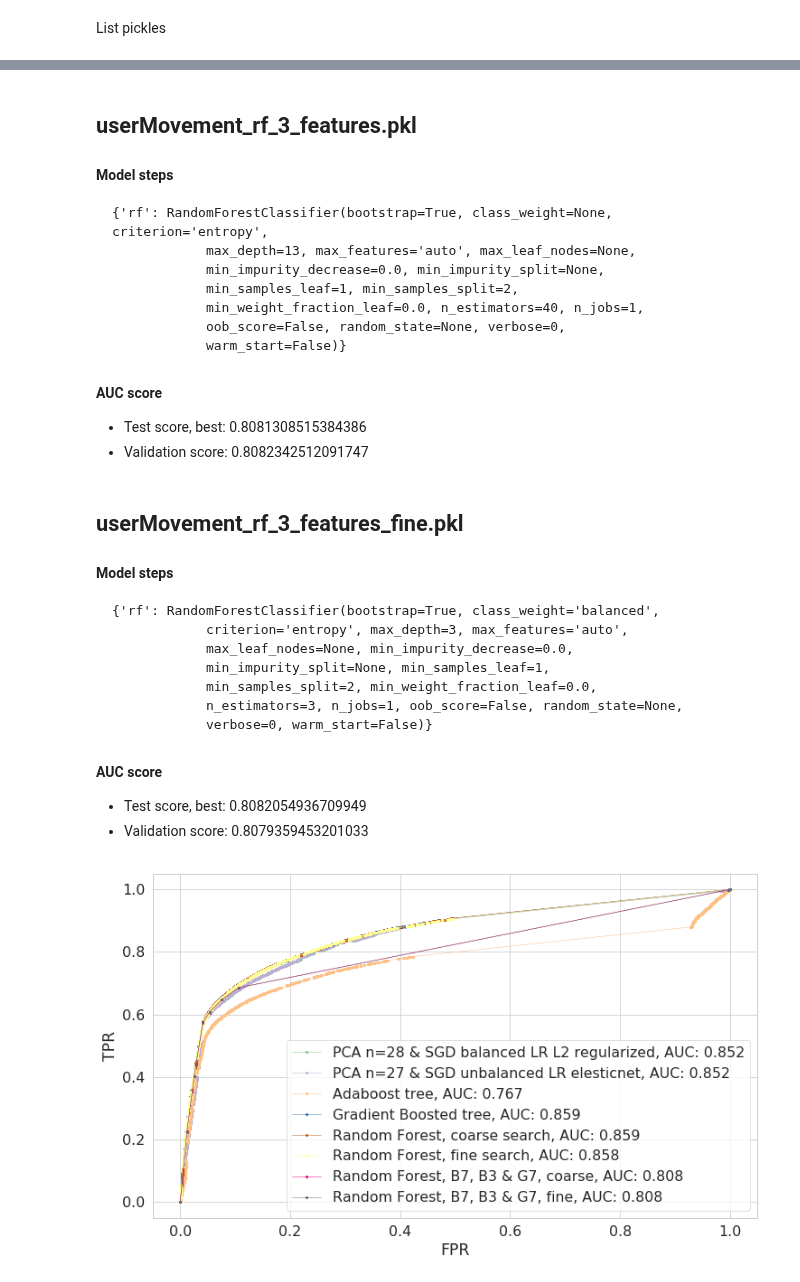
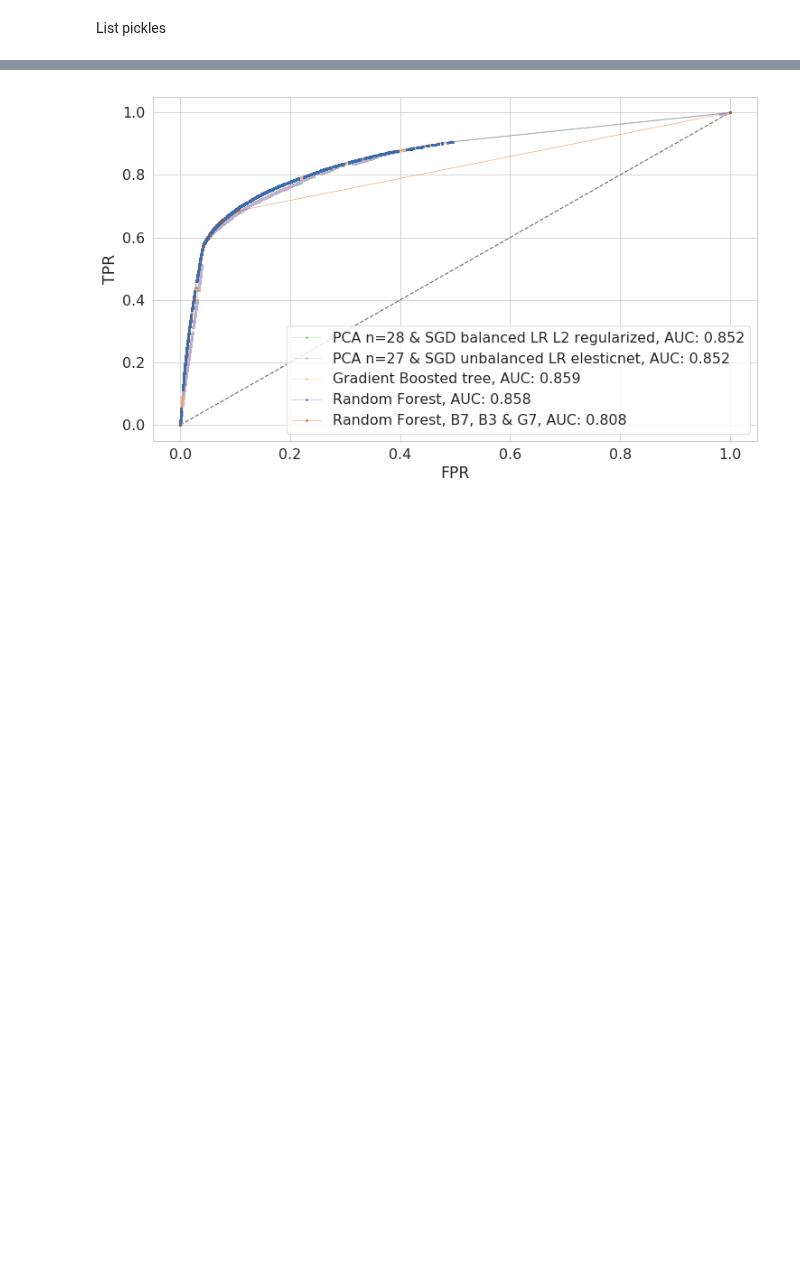
Before and after one commit to AllanLRH/master_thesis, a Jupyter notebook: userMovement/roc_gathering.ipynb, the cells around one changed output, grey strips where cells are left out. Saved outputs shown, nothing was run; the diff lists cells and outputs as text; code cells hidden in the pictures; blank space fills up the shorter version.

```diff
--- a/userMovement/roc_gathering.ipynb
+++ b/userMovement/roc_gathering.ipynb
@@ -68,7 +71,7 @@ def load_pickle(pkl):
         data= pickle.load(fid)
     return data
 # %%
-def present_model(gs, filename, ax=None, lb=None):
+def present_model(gs, filename, ax=None, lb=None, alpha=1):
     mkd = [f"## {filename}\n"]
     mkd.append("#### Model steps\n")
     try:
@@ -84,7 +87,7 @@ def present_model(gs, filename, ax=None, lb=None):
             # roc_label = filename.replace(".pkl", "").replace("userMovement", "").replace("cv_", "").strip('_')
             # roc_label = roc_label.title()[0] + roc_label[1:]
             plotting.plotROC(gs.y_va, gs.yhat, ax=ax, label=lb + ", AUC: {:.3f}".format(gs.validation_auc_score),
-                             auc_do=lambda x: None)
+                             auc_do=lambda x: None, xy_guide=True, alpha=alpha)
     except AttributeError:
         mkd.append(f"* Validation score: Missing!")
 
@@ -93,19 +96,22 @@ def present_model(gs, filename, ax=None, lb=None):
 # %%
 name_labels = {"userMovement_cv_subgrid_search.pkl": "PCA n=28 & SGD balanced LR L2 regularized",
                "userMovement_sgd_std_final_coarse.pkl": "PCA n=27 & SGD unbalanced LR elesticnet",
-               "userMovement_adaboost_coarse.pkl": "Adaboost tree",
+               # "userMovement_adaboost_coarse.pkl": "Adaboost tree",
                "userMovement_cv_GradientBoostingClassifier.pkl": "Gradient Boosted tree",
-               "userMovement_rf_coarse.pkl": "Random Forest, coarse search",
-               "userMovement_rf_finer.pkl": "Random Forest, fine search",
-               "userMovement_rf_3_features.pkl": "Random Forest, B7, B3 & G7, coarse",
-                "userMovement_rf_3_features_fine.pkl": "Random Forest, B7, B3 & G7, fine"}
+               # "userMovement_rf_coarse.pkl": "Random Forest, coarse search",
+               # "userMovement_rf_finer.pkl": "Random Forest, fine search",
+               "userMovement_rf_finer.pkl": "Random Forest",
+               # "userMovement_rf_3_features.pkl": "Random Forest, B7, B3 & G7, coarse",
+               # "userMovement_rf_3_features_fine.pkl": "Random Forest, B7, B3 & G7, fine"}
+               "userMovement_rf_3_features_fine.pkl": "Random Forest, B7, B3 & G7"}
 # %%
 fig, ax = plt.subplots()
 for pn, lb in name_labels.items():
     p = load_pickle(pn)
-    present_model(p, pn, ax=ax, lb=lb)
+    present_model(p, pn, ax=ax, lb=lb, alpha=0.65)
 ax.legend(loc="lower right")
 fig.savefig("figs/usermovement_roc_curve_collection.pdf")
+fig.savefig("figs/usermovement_roc_curve_collection.png", dpi=400)
 # %% [output]
 ## userMovement_cv_subgrid_search.pkl
 
@@ -206,33 +195 @@ fig.savefig("figs/usermovement_roc_curve_collection.pdf")
-## userMovement_rf_3_features.pkl
-
-#### Model steps
-
-	{'rf': RandomForestClassifier(bootstrap=True, class_weight=None, criterion='entropy',
-	            max_depth=13, max_features='auto', max_leaf_nodes=None,
-	            min_impurity_decrease=0.0, min_impurity_split=None,
-	            min_samples_leaf=1, min_samples_split=2,
-	            min_weight_fraction_leaf=0.0, n_estimators=40, n_jobs=1,
-	            oob_score=False, random_state=None, verbose=0,
-	            warm_start=False)}
-
-
-#### AUC score
-* Test score, best: 0.8081308515384386
-* Validation score: 0.8082342512091747
-## userMovement_rf_3_features_fine.pkl
-
-#### Model steps
-
-	{'rf': RandomForestClassifier(bootstrap=True, class_weight='balanced',
-	            criterion='entropy', max_depth=3, max_features='auto',
-	            max_leaf_nodes=None, min_impurity_decrease=0.0,
-	            min_impurity_split=None, min_samples_leaf=1,
-	            min_samples_split=2, min_weight_fraction_leaf=0.0,
-	            n_estimators=3, n_jobs=1, oob_score=False, random_state=None,
-	            verbose=0, warm_start=False)}
-
-
-#### AUC score
-* Test score, best: 0.8082054936709949
-* Validation score: 0.8079359453201033
-[figure, old version]
+[figure, new version]
```
Also changed, not shown: parts of 2 cells of this notebook.
